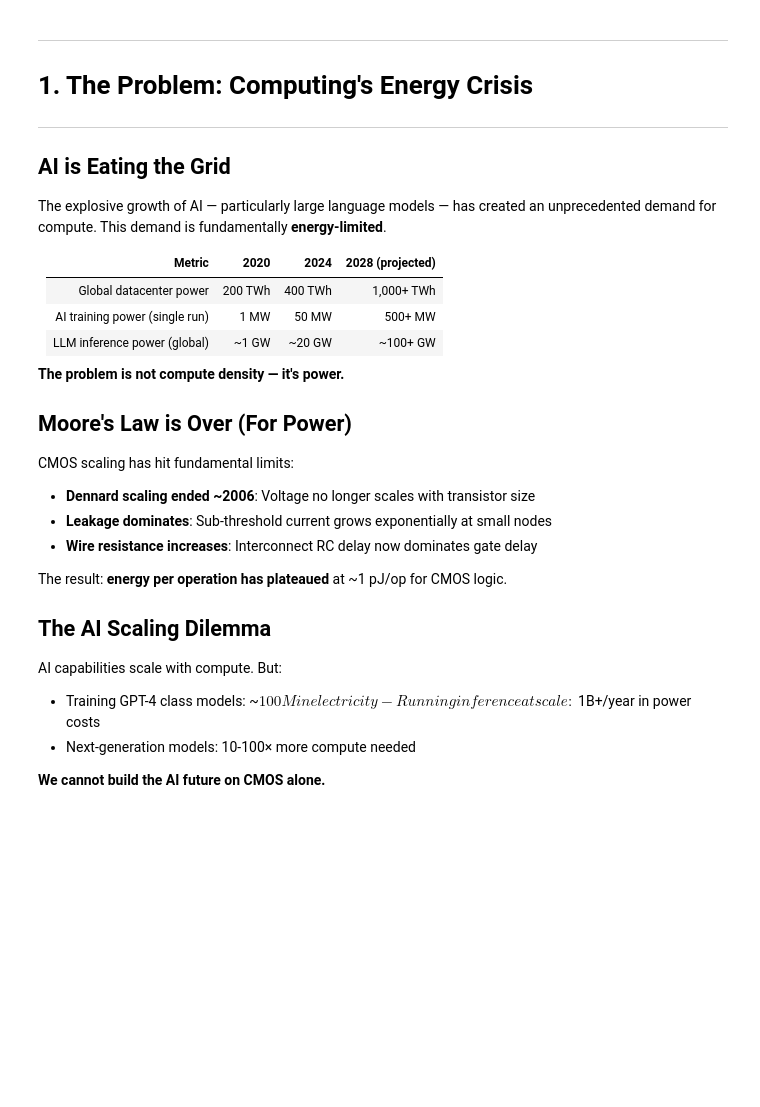
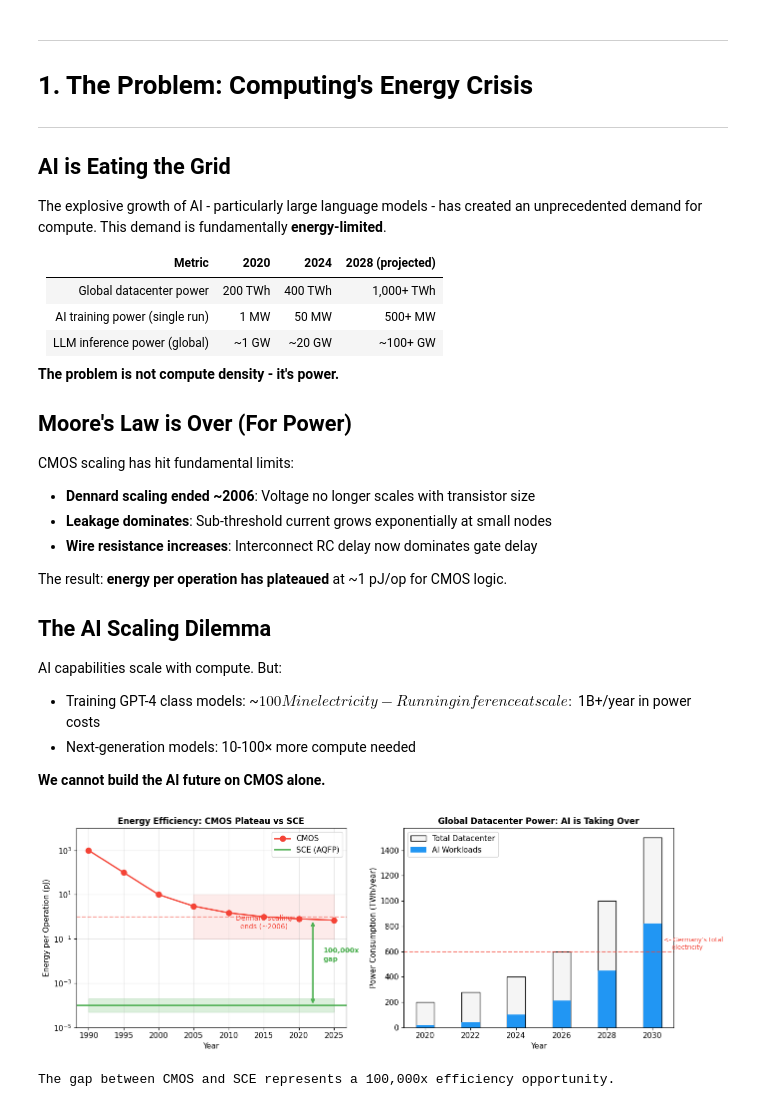
Before and after one commit to Adiabatic-Machines/sce-futures, a Jupyter notebook: notebooks/00_executive_overview.ipynb, the cells around one changed output. Saved outputs shown, nothing was run; the diff lists cells and outputs as text; code cells hidden in the pictures; blank space fills up the shorter version.

```diff
--- a/notebooks/00_executive_overview.ipynb
+++ b/notebooks/00_executive_overview.ipynb
@@ -47,7 +49,7 @@ print("Setup complete.")
 
 ## AI is Eating the Grid
 
-The explosive growth of AI — particularly large language models — has created an unprecedented demand for compute. This demand is fundamentally **energy-limited**.
+The explosive growth of AI - particularly large language models - has created an unprecedented demand for compute. This demand is fundamentally **energy-limited**.
 
 | Metric | 2020 | 2024 | 2028 (projected) |
 |--------|------|------|------------------|
@@ -55,7 +57,7 @@ The explosive growth of AI — particularly large language models — has create
 | AI training power (single run) | 1 MW | 50 MW | 500+ MW |
 | LLM inference power (global) | ~1 GW | ~20 GW | ~100+ GW |
 
-**The problem is not compute density — it's power.**
+**The problem is not compute density - it's power.**
 
 ## Moore's Law is Over (For Power)
 
@@ -80,7 +82,7 @@ AI capabilities scale with compute. But:
 # Visualize: Energy efficiency trends
 fig, axes = plt.subplots(1, 2, figsize=(14, 5))
 
-# CMOS energy plateau
+# CMOS energy plateau vs SCE target
 ax = axes[0]
 years = np.array([1990, 1995, 2000, 2005, 2010, 2015, 2020, 2025])
 cmos_energy = np.array([1000, 100, 10, 3, 1.5, 1.0, 0.8, 0.7])  # pJ/op
@@ -90,44 +92,47 @@ ax.axhline(y=1, color=COLORS['cmos'], linestyle='--', alpha=0.5)
 ax.fill_between([2005, 2025], [0.1, 0.1], [10, 10], alpha=0.1, color=COLORS['cmos'])
 ax.text(2015, 0.3, 'Dennard scaling\nends (~2006)', ha='center', fontsize=10, color=COLORS['cmos'])
 
-# SCE potential
-sce_energy = np.array([np.nan, np.nan, np.nan, np.nan, 0.01, 0.001, 0.0001, 0.0001])
-ax.semilogy(years, sce_energy, 's--', color=COLORS['sce'], linewidth=2, markersize=8, label='SCE (AQFP)')
+# SCE as flat target line (not improving - it's a different physics regime)
+ax.axhline(y=0.0001, color=COLORS['sce'], linestyle='-', linewidth=2, label='SCE (AQFP)')
+ax.fill_between([1990, 2025], [0.00005, 0.00005], [0.0002, 0.0002], alpha=0.2, color=COLORS['sce'])
 
 ax.set_xlabel('Year', fontsize=11)
 ax.set_ylabel('Energy per Operation (pJ)', fontsize=11)
-ax.set_title('Energy Efficiency: CMOS Plateau vs SCE Potential', fontsize=12, fontweight='bold')
+ax.set_title('Energy Efficiency: CMOS Plateau vs SCE', fontsize=12, fontweight='bold')
 ax.legend(loc='upper right')
 ax.set_ylim(1e-5, 1e4)
 ax.grid(True, alpha=0.3)
 
 # Annotation
-ax.annotate('', xy=(2020, 0.0001), xytext=(2020, 0.8),
+ax.annotate('', xy=(2022, 0.0001), xytext=(2022, 0.7),
             arrowprops=dict(arrowstyle='<->', color=COLORS['success'], lw=2))
-ax.text(2021, 0.01, '100,000×\ngap', fontsize=10, color=COLORS['success'], fontweight='bold')
+ax.text(2023.5, 0.01, '100,000x\ngap', fontsize=10, color=COLORS['success'], fontweight='bold')
 
 # Datacenter power projection
 ax = axes[1]
 years = [2020, 2022, 2024, 2026, 2028, 2030]
 dc_power = [200, 280, 400, 600, 1000, 1500]  # TWh
 ai_fraction = [0.1, 0.15, 0.25, 0.35, 0.45, 0.55]
 
 ax.bar(years, dc_power, color=COLORS['light'], edgecolor='black', label='Total Datacenter')
 ax.bar(years, [p*f for p, f in zip(dc_power, ai_fraction)], color=COLORS['primary'], label='AI Workloads')
 
 ax.set_xlabel('Year', fontsize=11)
 ax.set_ylabel('Power Consumption (TWh/year)', fontsize=11)
 ax.set_title('Global Datacenter Power: AI is Taking Over', fontsize=12, fontweight='bold')
 ax.legend(loc='upper left')
 
 # World reference line
 ax.axhline(y=600, color=COLORS['danger'], linestyle='--', alpha=0.7)
-ax.text(2030.5, 620, '← Germany\'s total\n    electricity', fontsize=9, color=COLORS['danger'])
+ax.text(2030.5, 620, '<- Germany\'s total\n    electricity', fontsize=9, color=COLORS['danger'])
 
 plt.tight_layout()
 plt.show()
 
-print("\nThe gap between CMOS and SCE represents a 100,000× efficiency opportunity.")
+print("\nThe gap between CMOS and SCE represents a 100,000x efficiency opportunity.")
+# %% [output]
+[figure, added]
+The gap between CMOS and SCE represents a 100,000x efficiency opportunity.
 # %% [markdown]
 ---
 <a id="2-opportunity"></a>
```
Also changed, not shown: parts of 15 cells of this notebook, 4 other files.
